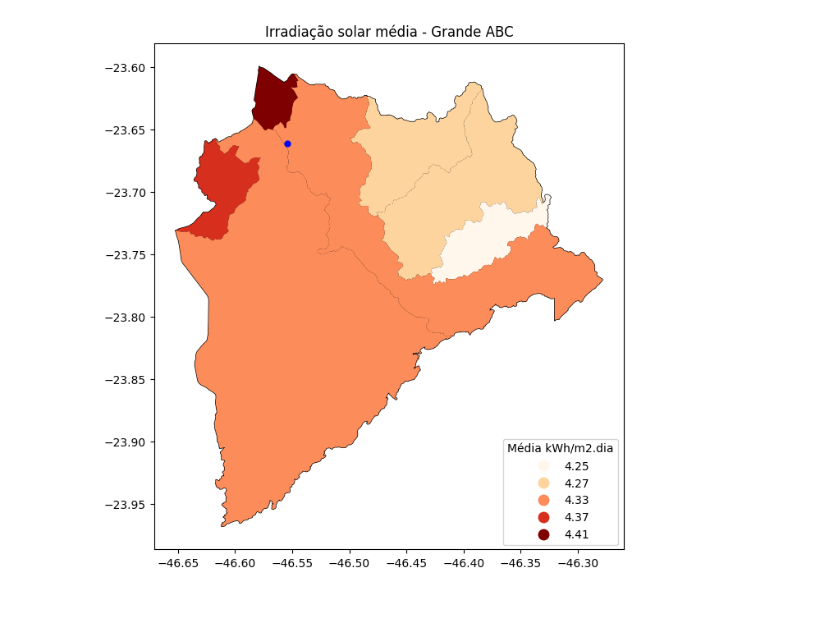
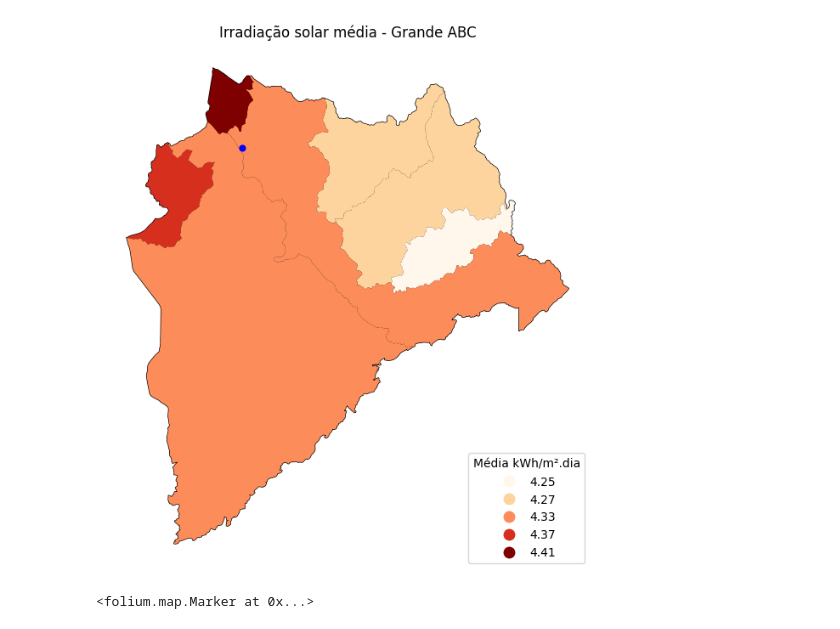
Before and after one commit to carloscopcescki/EcoSolar, a Jupyter notebook: geo_test.ipynb, the cells around one changed output. Saved outputs shown, nothing was run; the diff lists cells and outputs as text; code cells hidden in the pictures.

Commit message:
Create solar dashboard

```diff
--- a/geo_test.ipynb
+++ b/geo_test.ipynb
@@ -17,0 +9,8 @@ gdf
+# %%
+gdf = gpd.read_file('./Maps/mapa_energetico_abc.json')
+
+df = pd.read_excel('./Maps/irradiaçao_brasil.xlsx')
+
+irradiacao_media = df[['LATITUDE', 'LONGITUDE', 'ANNUAL']].values.tolist()
+
+gdf
@@ -18,20 +26,36 @@ gdf
 # %%
 fsa_lat = -23.661280
 fsa_lon = -46.554371
 
 point = gpd.GeoSeries([Point(fsa_lon, fsa_lat)], crs=gdf.crs)
 
-ax = gdf.plot(figsize=(8, 8), facecolor='white', edgecolor='black')
+fig, ax = plt.subplots(figsize=(8, 8))
+gdf.plot(ax=ax, facecolor='white', edgecolor='black')
 gdf.plot(column='ANNUAL', ax=ax, legend=True, cmap='OrRd')
 
-point.plot(ax=ax, color='blue', markersize=24)
-
+point.plot(ax=ax, color='blue', markersize=24, label='FSA')
 
 legend = ax.get_legend()
-legend.set_title('Média kWh/m2.dia')
+legend.set_title('Média kWh/m².dia')
 legend.set_bbox_to_anchor((1, 0.23))
-ax.title.set_text('Irradiação solar média - Grande ABC')
 
+ax.set_title('Irradiação solar média - Grande ABC')
+
+ax.set_axis_off()
 plt.show()
 # %% [output]
-[figure, old version]
+[figure, new version]
+# %%
+mapa_fsa = folium.Map(
+    location= [-23.661280, -46.554371],
+    zoom_start=17
+)
+
+mapa_fsa.add_child(folium.LatLngPopup())
+
+folium.Marker(
+    [-23.661280, -46.554371],
+    popup="Centro Universitário Fundação Santo André"
+).add_to(mapa_fsa)
+# %% [output]
+<folium.map.Marker at 0x...>
```
Also changed, not shown: parts of 4 cells of this notebook, 9 other files.
